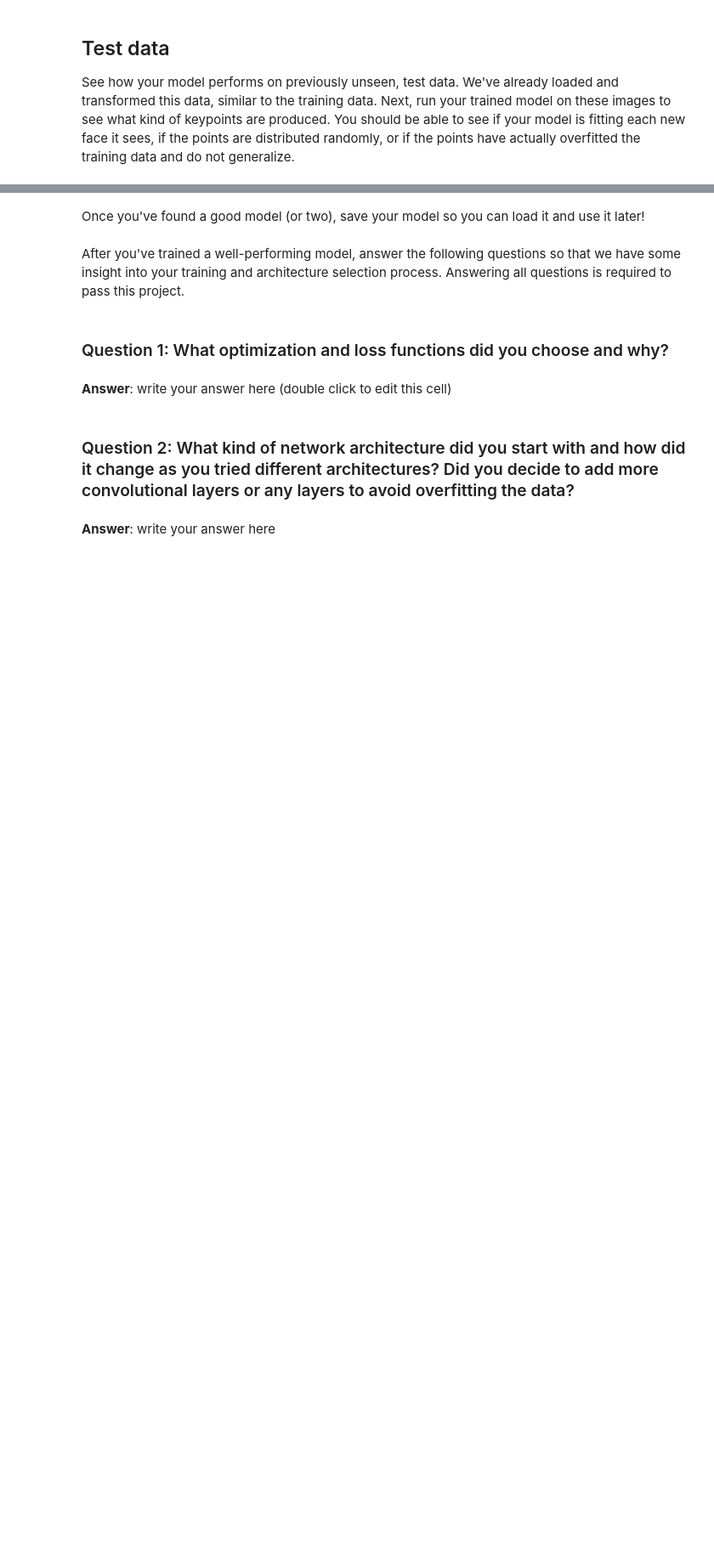
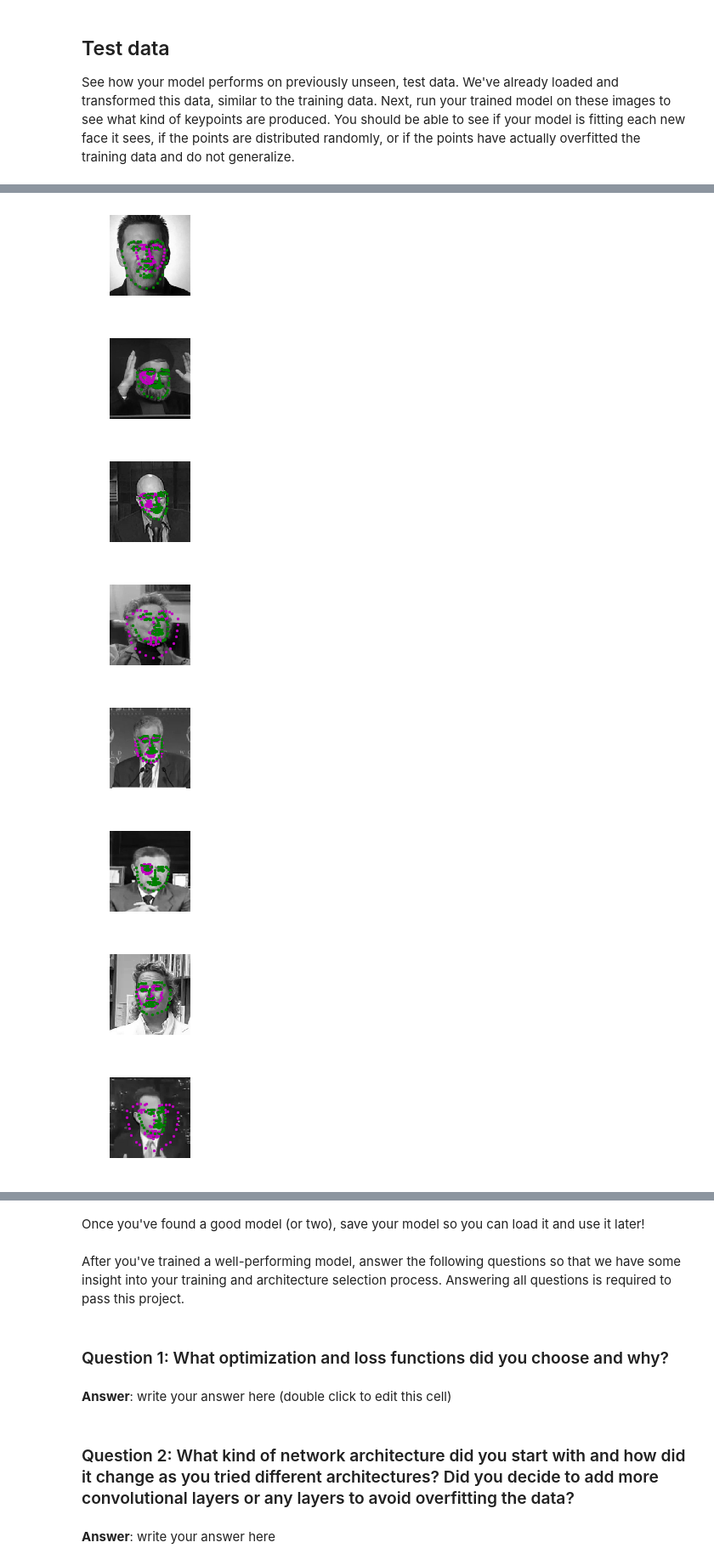
Before and after one commit to 894743926/Computer-Vision, a Jupyter notebook: P1_Facial_Keypoints/2. Define the Network Architecture.ipynb, the cells around one changed output, grey strips where cells are left out. Shown at 85% size. Cells and saved outputs as stored; diff of their text form; code cells hidden in the pictures; blank space fills up the shorter version.

```diff
--- a/P1_Facial_Keypoints/2. Define the Network Architecture.ipynb
+++ b/P1_Facial_Keypoints/2. Define the Network Architecture.ipynb
@@ -113,7 +192,9 @@ from data_load import Rescale, RandomCrop, Normalize, ToTensor
 
 ## TODO: define the data_transform using transforms.Compose([all tx's, . , .])
 # order matters! i.e. rescaling should come before a smaller crop
-data_transform = None
+data_transform = transforms.Compose([Rescale((224,224)),
+                                     Normalize(),
+                                     ToTensor()])
 
 # testing that you've defined a transform
 assert(data_transform is not None), 'Define a data_transform'
@@ -366,5 +558,14 @@ print(gt_pts.size())
 # %%
 ## TODO: visualize your test output
 # you can use the same function as before, by un-commenting the line below:
 
-# visualize_output(test_images, test_outputs, gt_pts)
+visualize_output(test_images, test_outputs, gt_pts)
+# %% [output]
+[figure, added]
+[figure, added]
+[figure, added]
+[figure, added]
+[figure, added]
+[figure, added]
+[figure, added]
+[figure, added]
```
Also changed, not shown: parts of 11 cells of this notebook, 1 other file.
